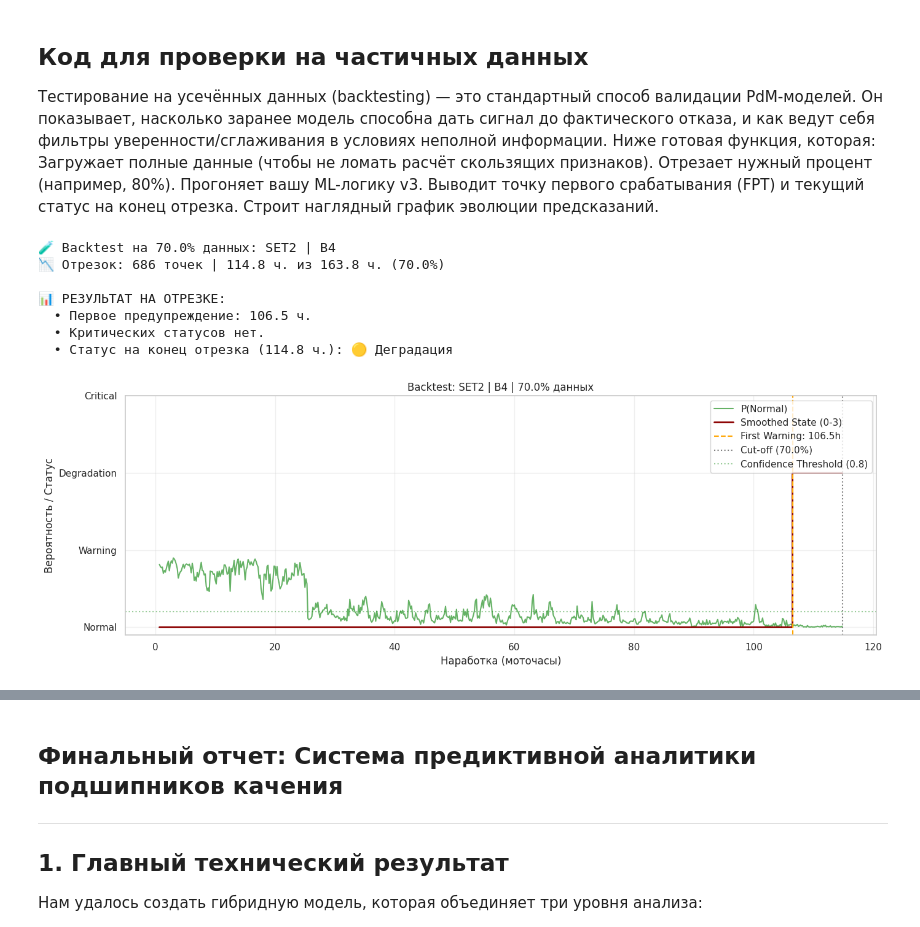
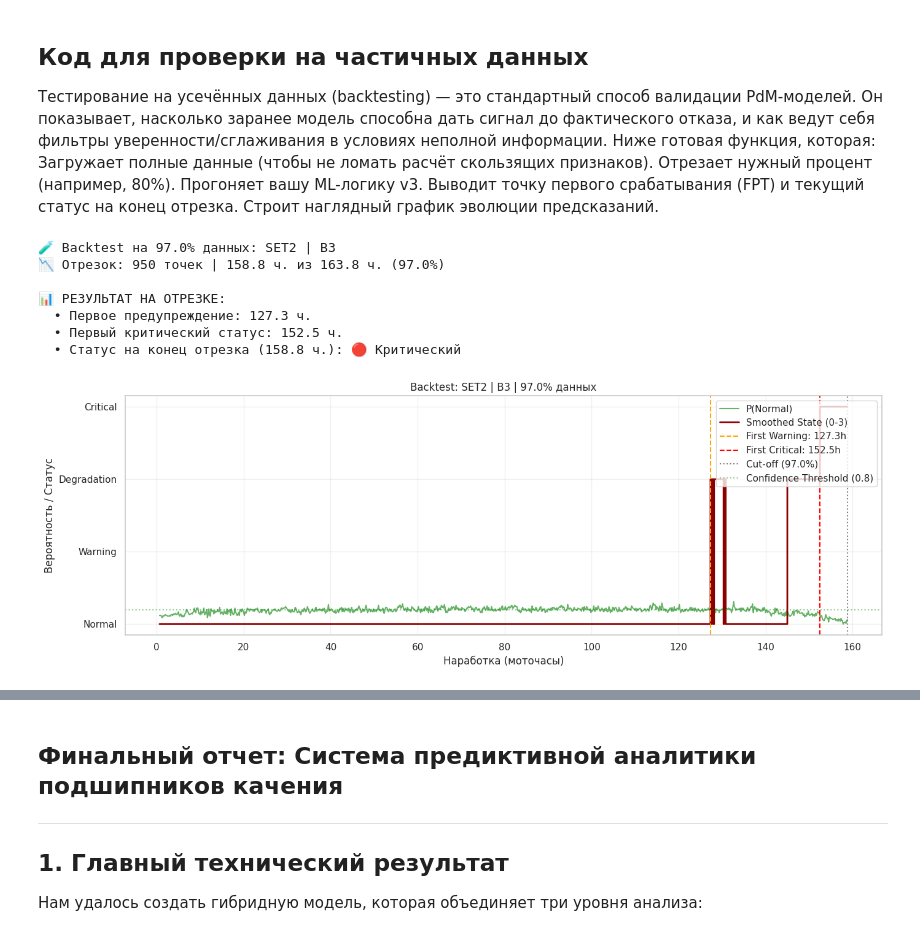
Before and after one commit to czeberyak/industrial-health-index-pdm, a Jupyter notebook: notebooks/industrial-health-index-pdm.ipynb, the cells around one changed output, grey strips where cells are left out. Saved outputs shown, nothing was run; the diff lists cells and outputs as text; code cells hidden in the pictures.

```diff
--- a/notebooks/industrial-health-index-pdm.ipynb
+++ b/notebooks/industrial-health-index-pdm.ipynb
@@ -1572,14 +1575,14 @@ def test_partial_prediction(dataset_name, b_id, fraction=0.8,
     }
 # %%
 # Проверка на 80% данных Set 2, подшипник B3
-res = test_partial_prediction('set2', 'b4', fraction=0.70,
+res = test_partial_prediction('set2', 'b3', fraction=0.97,
                               confidence_threshold=0.8, run_in_hours=100, plot=True)
 # %% [output]
-🧪 Backtest на 70.0% данных: SET2 | B4
-📉 Отрезок: 686 точек | 114.8 ч. из 163.8 ч. (70.0%)
+🧪 Backtest на 97.0% данных: SET2 | B3
+📉 Отрезок: 950 точек | 158.8 ч. из 163.8 ч. (97.0%)
 
 📊 РЕЗУЛЬТАТ НА ОТРЕЗКЕ:
-  • Первое предупреждение: 106.5 ч.
-  • Критических статусов нет.
-  • Статус на конец отрезка (114.8 ч.): 🟡 Деградация
+  • Первое предупреждение: 127.3 ч.
+  • Первый критический статус: 152.5 ч.
+  • Статус на конец отрезка (158.8 ч.): 🔴 Критический
-[figure, old version]
+[figure, new version]
```
Also changed, not shown: parts of 7 cells of this notebook, 20 other files.
